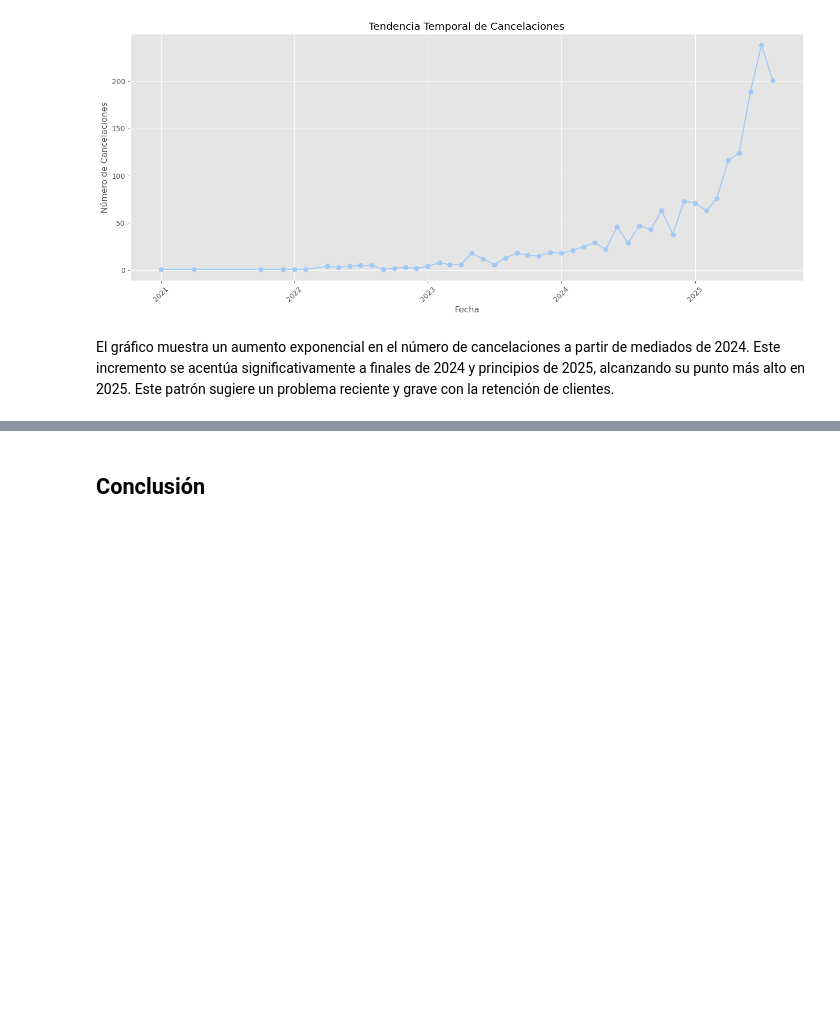
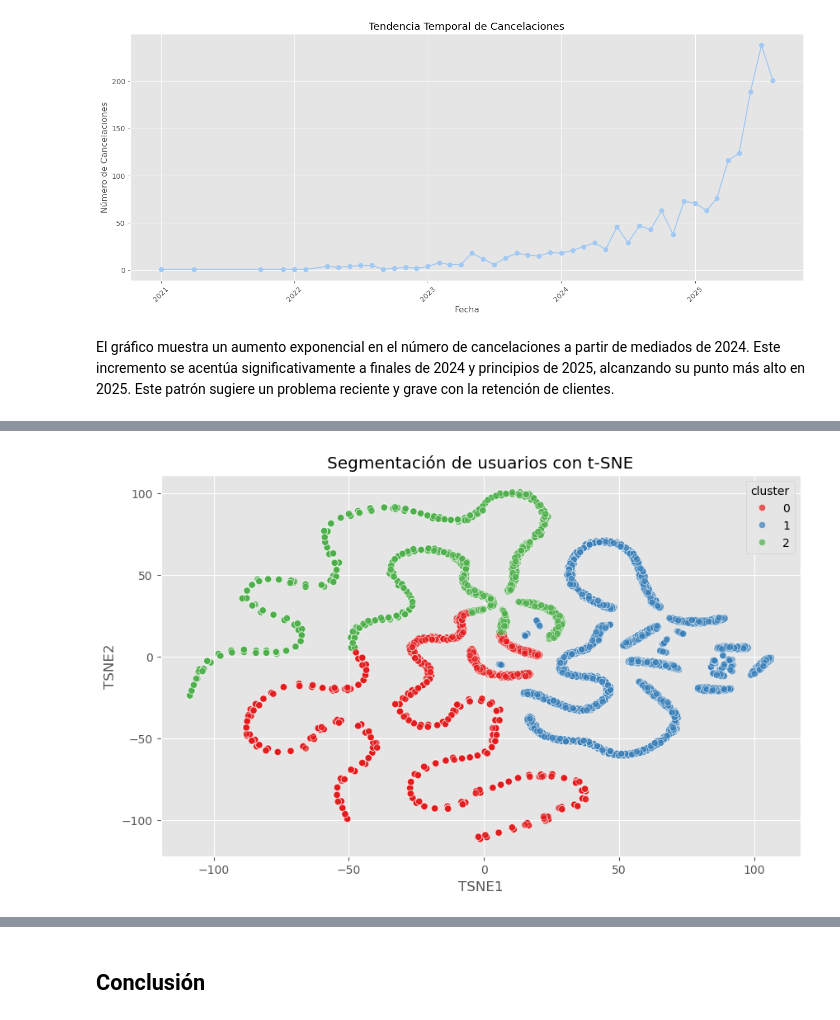
Before and after one commit to agustin29a/streaming_etl, a Jupyter notebook: gold/Analisis de datos.ipynb, the cells around one changed output, grey strips where cells are left out. Cells and saved outputs as stored; diff of their text form; code cells hidden in the pictures; blank space fills up the shorter version.

```diff
--- a/gold/Analisis de datos.ipynb
+++ b/gold/Analisis de datos.ipynb
@@ -697,0 +780,22 @@ El gráfico muestra un aumento exponencial en el número de cancelaciones a part
+# %%
+#t-SNE es una técnica de reducción de dimensionalidad no lineal.
+#perplexity=30: define una especie de "vecindad efectiva"
+#random_state=42: asegura reproducibilidad.
+tsne = TSNE(n_components=2, perplexity=30, random_state=42)
+X_tsne = tsne.fit_transform(X_scaled)
+
+df_tsne = pd.DataFrame(X_tsne, columns=["TSNE1", "TSNE2"])
+df_tsne["cluster"] = df_pca["cluster"]
+
+plt.figure(figsize=(10, 6))
+sns.scatterplot(
+    x="TSNE1", y="TSNE2",
+    hue="cluster",
+    data=df_tsne,
+    palette="Set1",
+    alpha=0.7
+)
+plt.title("Segmentación de usuarios con t-SNE")
+plt.show()
+# %% [output]
+[figure, added]
```
Also changed, not shown: parts of 8 cells of this notebook.
